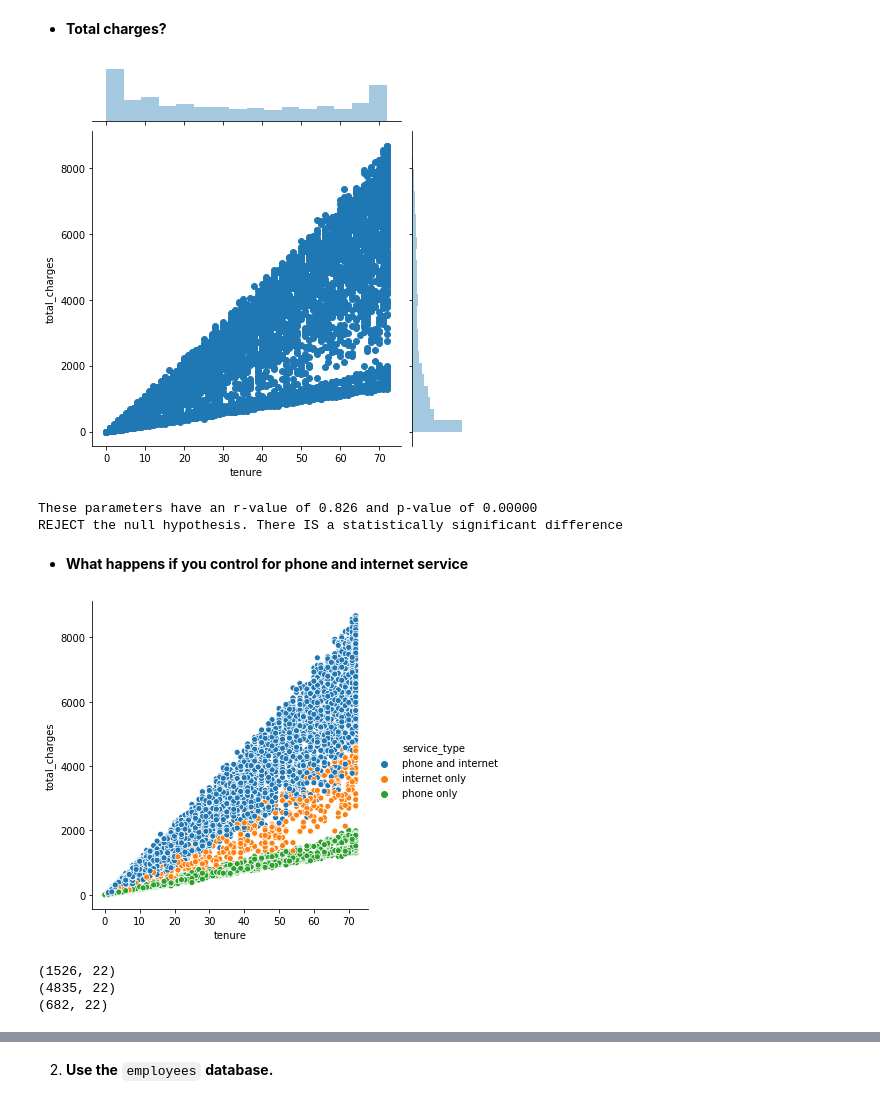
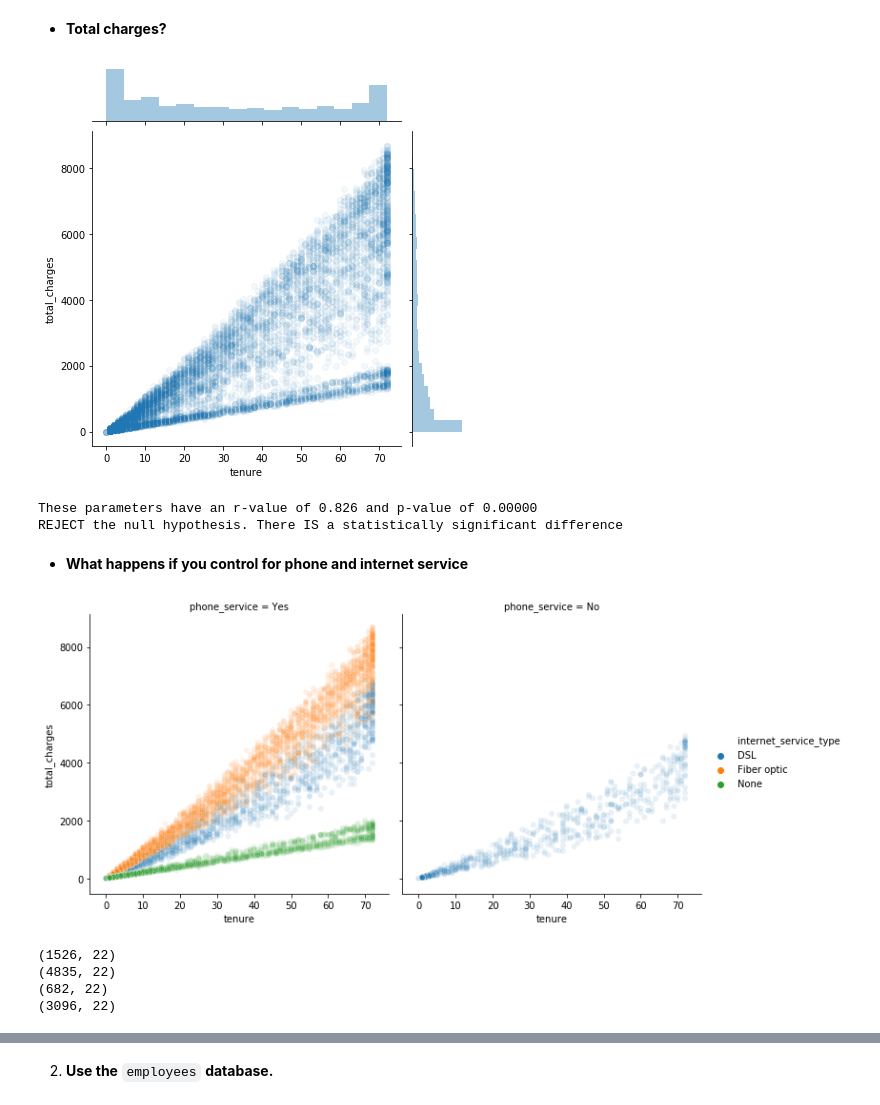
Before and after one commit to kjeliasen/statistics-exercises, a Jupyter notebook: hypothesis_testing.ipynb, the cells around one changed output, grey strips where cells are left out. Drawn from its saved outputs; the diff is of its cells as text; code cells hidden in the pictures.

```diff
--- a/hypothesis_testing.ipynb
+++ b/hypothesis_testing.ipynb
@@ -314,7 +314,7 @@ SELECT
     tenure,
     phone_service,
     multiple_lines,
-    internet_service_type_id,
+    internet_service_type,
     online_security,
     online_backup,
     device_protection,
@@ -330,6 +330,9 @@ SELECT
     (case when phone_service = 'Yes' then case when internet_service_type_id = 3 then 'phone only' else 'phone and internet' end else 'internet only' end) service_type
 FROM
     customers
+JOIN
+    internet_service_types
+    USING(internet_service_type_id)
 ''', telco_url)
 #customers.total_charges = customers.total_charges.apply(lambda x: 0 if len(x.str) == 0 else x)
 print(customers.shape)
@@ -378,24 +381,24 @@ REJECT the null hypothesis. There IS a statistically significant difference
 - **Total charges?**
 # %%
 r, p = stats.pearsonr(customers.tenure, customers.total_charges)
-sns.jointplot(data=customers, x=customers.tenure, y=customers.total_charges)
+sns.jointplot(data=customers, x=customers.tenure, y=customers.total_charges, alpha=.05)
 plt.show()
 print(f'These parameters have an r-value of {r:.3f} and p-value of {p:.5f}')
 
 reject, statement = null_reject(p, alpha)
 print(statement)
 # %% [output]
-[figure, old version]
+[figure, new version]
 These parameters have an r-value of 0.826 and p-value of 0.00000
 REJECT the null hypothesis. There IS a statistically significant difference
 # %% [markdown]
 - **What happens if you control for phone and internet service**
 # %%
 r, p = stats.pearsonr(customers.tenure, customers.total_charges)
-sns.relplot(data=customers, x='tenure', y='total_charges', hue='service_type')
+sns.relplot(data=customers, x='tenure', y='total_charges', hue='internet_service_type', col='phone_service', alpha=.1)
 plt.show()
 # %% [output]
-[figure, old version]
+[figure, new version]
 # %%
 customers_po = customers[customers.service_type == 'phone only']
 print(customers_po.shape)
@@ -403,9 +406,12 @@ customers_pi = customers[customers.service_type == 'phone and internet']
 print(customers_pi.shape)
 customers_io = customers[customers.service_type == 'internet only']
 print(customers_io.shape)
+customers_fo = customers[customers.internet_service_type == 'Fiber optic']
+print(customers_fo.shape)
 # %% [output]
 (1526, 22)
 (4835, 22)
 (682, 22)
+(3096, 22)
 # %%
 r, p = stats.pearsonr(customers_po.tenure, customers_po.total_charges)
```
Also changed, not shown: parts of 41 cells of this notebook.
